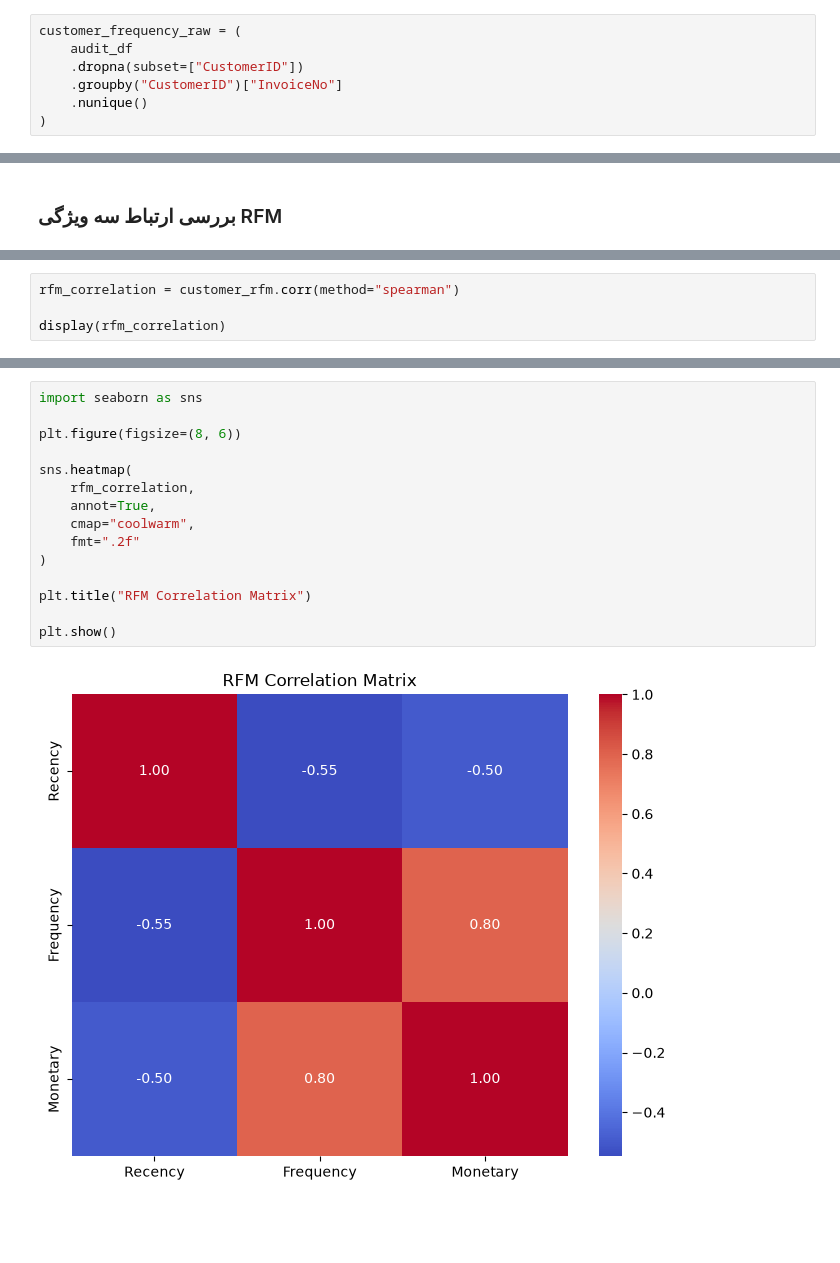
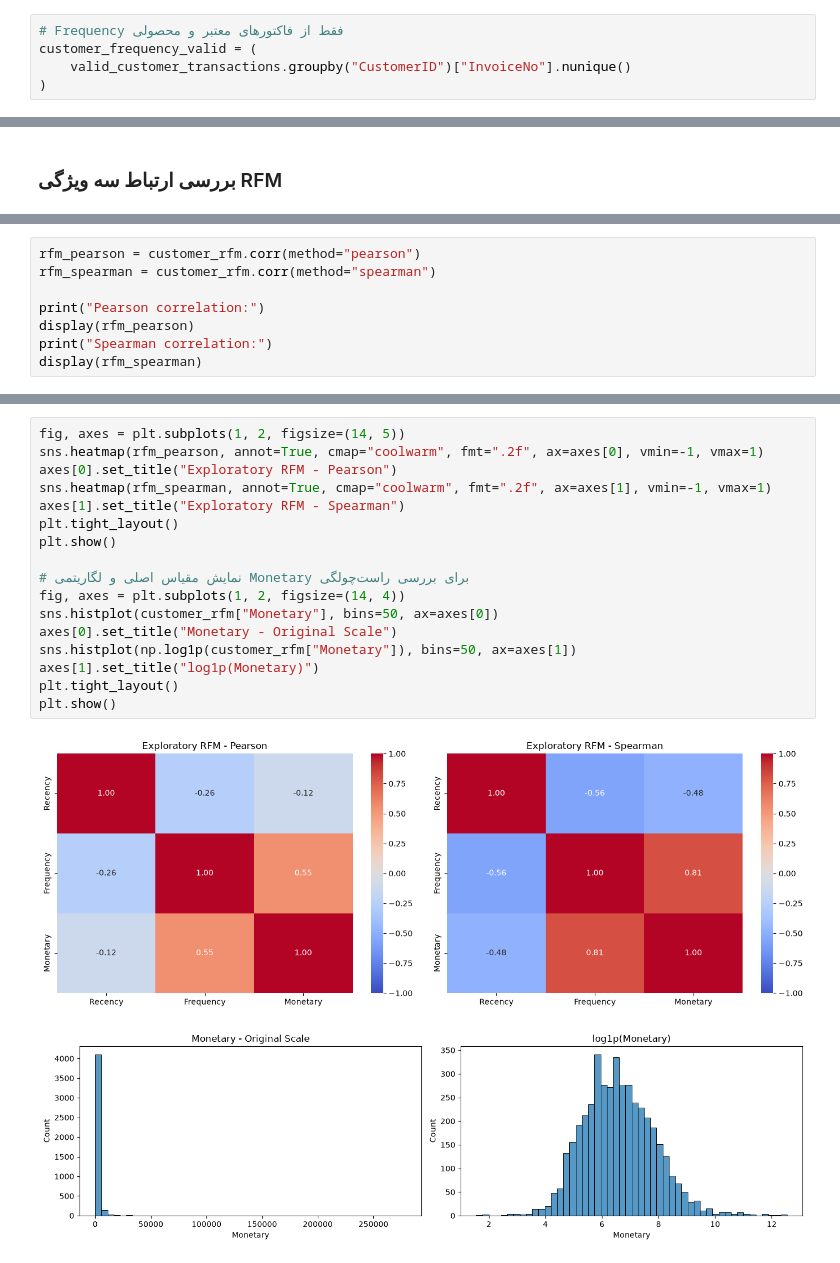
Before and after one commit to Marzieh-82/Online_Shope, a Jupyter notebook: DataUnderestanding/Data_Understanding_Revised.ipynb, the cells around one changed output, grey strips where cells are left out. Drawn from its saved outputs; the diff is of its cells as text; blank space fills up the shorter version.

```diff
--- a/Data_Undrestanding.ipynb
+++ b/DataUnderestanding/Data_Understanding_Revised.ipynb
@@ -2927,11 +2784,9 @@ plt.show()
 # %% [markdown]
 ### بررسی رابطه بین Recency و Frequency
 # %%
-customer_frequency_raw = (
-    audit_df
-    .dropna(subset=["CustomerID"])
-    .groupby("CustomerID")["InvoiceNo"]
-    .nunique()
+# Frequency فقط از فاکتورهای معتبر و محصولی
+customer_frequency_valid = (
+    valid_customer_transactions.groupby("CustomerID")["InvoiceNo"].nunique()
 )
 # %%
 customer_rf = pd.concat(
@@ -3066,5 +2948,9 @@ display(customer_rfm.head(10))
 # %%
-rfm_correlation = customer_rfm.corr(method="spearman")
+rfm_pearson = customer_rfm.corr(method="pearson")
+rfm_spearman = customer_rfm.corr(method="spearman")
 
-display(rfm_correlation)
+print("Pearson correlation:")
+display(rfm_pearson)
+print("Spearman correlation:")
+display(rfm_spearman)
 # %% [output]
@@ -3075,18 +2967,21 @@ display(rfm_correlation)
 # %%
-import seaborn as sns
+fig, axes = plt.subplots(1, 2, figsize=(14, 5))
+sns.heatmap(rfm_pearson, annot=True, cmap="coolwarm", fmt=".2f", ax=axes[0], vmin=-1, vmax=1)
+axes[0].set_title("Exploratory RFM - Pearson")
+sns.heatmap(rfm_spearman, annot=True, cmap="coolwarm", fmt=".2f", ax=axes[1], vmin=-1, vmax=1)
+axes[1].set_title("Exploratory RFM - Spearman")
+plt.tight_layout()
+plt.show()
 
-plt.figure(figsize=(8, 6))
-
-sns.heatmap(
-    rfm_correlation,
-    annot=True,
-    cmap="coolwarm",
-    fmt=".2f"
-)
-
-plt.title("RFM Correlation Matrix")
-
+# نمایش مقیاس اصلی و لگاریتمی Monetary برای بررسی راست‌چولگی
+fig, axes = plt.subplots(1, 2, figsize=(14, 4))
+sns.histplot(customer_rfm["Monetary"], bins=50, ax=axes[0])
+axes[0].set_title("Monetary - Original Scale")
+sns.histplot(np.log1p(customer_rfm["Monetary"]), bins=50, ax=axes[1])
+axes[1].set_title("log1p(Monetary)")
+plt.tight_layout()
 plt.show()
 # %% [output]
-[figure, old version]
+[figure, new version]
+[figure, added]
 # %% [markdown]
```
Also changed, not shown: parts of 71 cells of this notebook, 25 other files.
